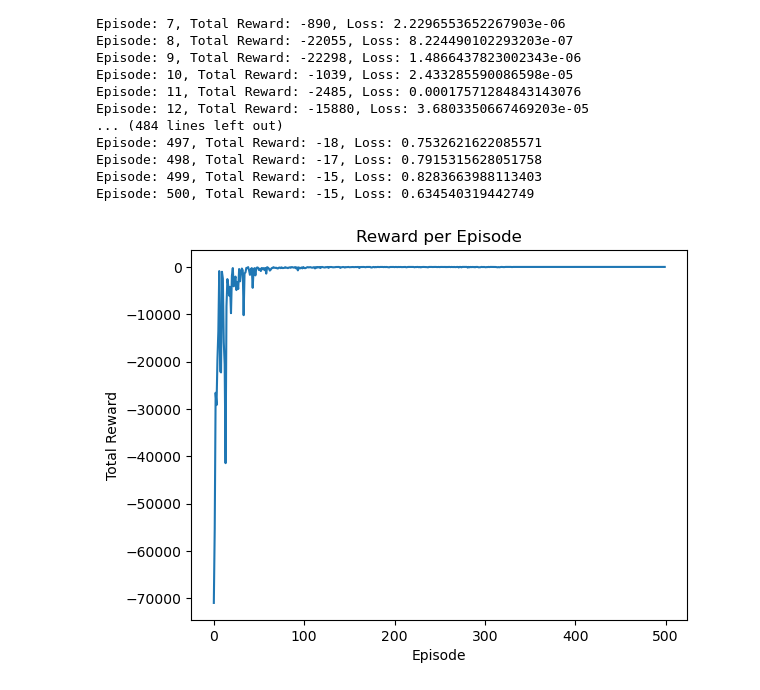
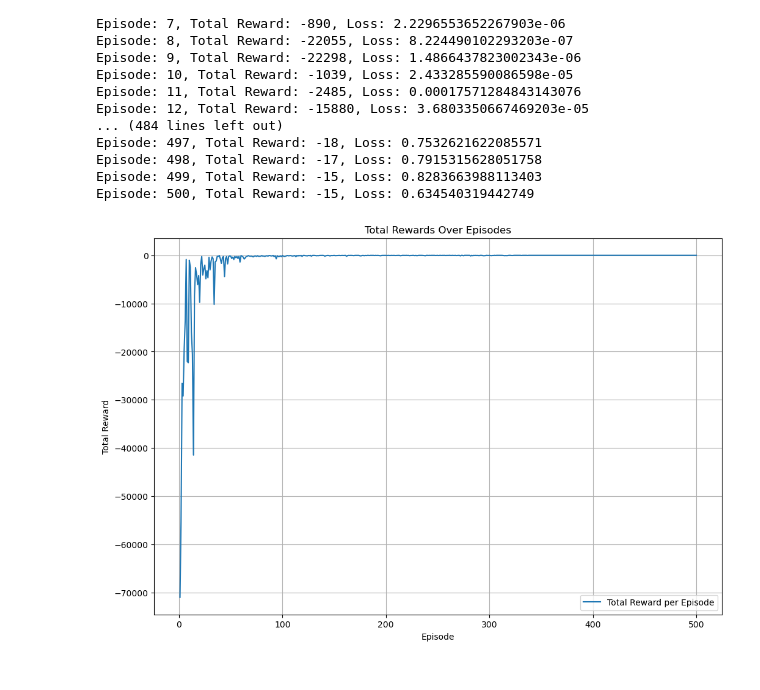
Before and after one commit to Muxi-Qiao/INT411, a Jupyter notebook: DeepQLearningNetwork.ipynb, the cells around one changed output. Drawn from its saved outputs; the diff is of its cells as text; code cells hidden in the pictures.

```diff
--- a/DeepQLearningNetwork.ipynb
+++ b/DeepQLearningNetwork.ipynb
@@ -179,3 +334,19 @@ def train(episodes,
+# %%
+def plot_total_rewards(total_reward_record):
+    """
+    Plot the total rewards over episodes.
+
+    Args:
+        total_reward_record (list): A list of total rewards for each episode.
+    """
+    plt.figure(figsize=(10, 6))
+    plt.plot(total_reward_record, label='Total Reward per Episode')
+    plt.xlabel('Episode')
+    plt.ylabel('Total Reward')
+    plt.title('Total Rewards Over Episodes')
+    plt.legend()
+    plt.grid(True)
+    plt.show()
 # %%
 total_reward_record = train(500)
 # %% [output]
@@ -197,10 +368,6 @@ Episode: 498, Total Reward: -17, Loss: 0.7915315628051758
 Episode: 499, Total Reward: -15, Loss: 0.8283663988113403
 Episode: 500, Total Reward: -15, Loss: 0.634540319442749
 # %%
-plt.plot(total_reward_record)
-plt.xlabel('Episode')
-plt.ylabel('Total Reward')
-plt.title('Reward per Episode')
-plt.show()
+plot_total_rewards(total_reward_record)
 # %% [output]
-[figure, old version]
+[figure, new version]
```
Also changed, not shown: parts of 3 cells of this notebook.
